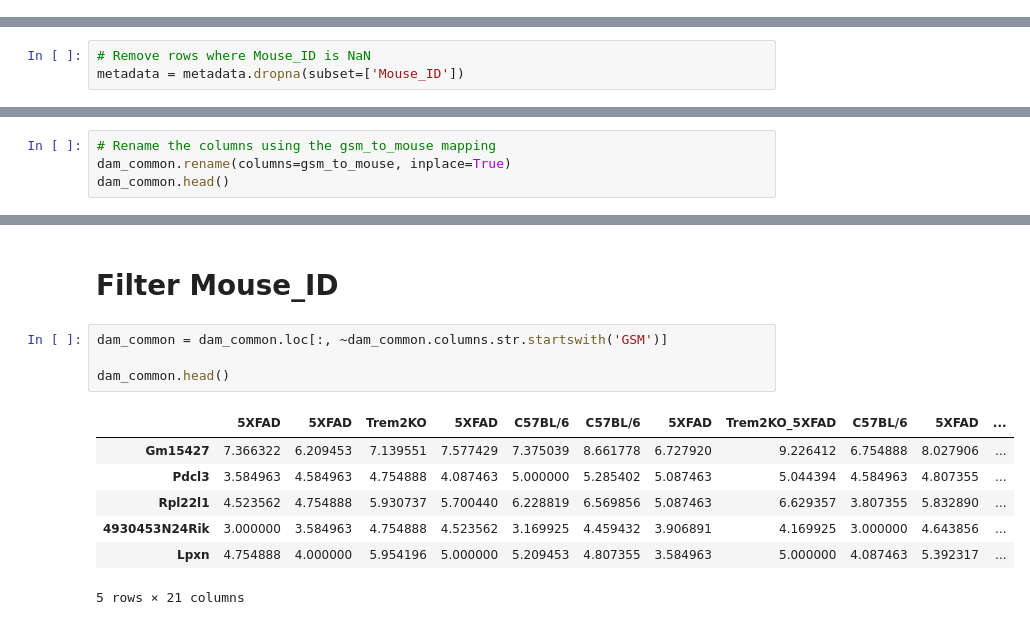
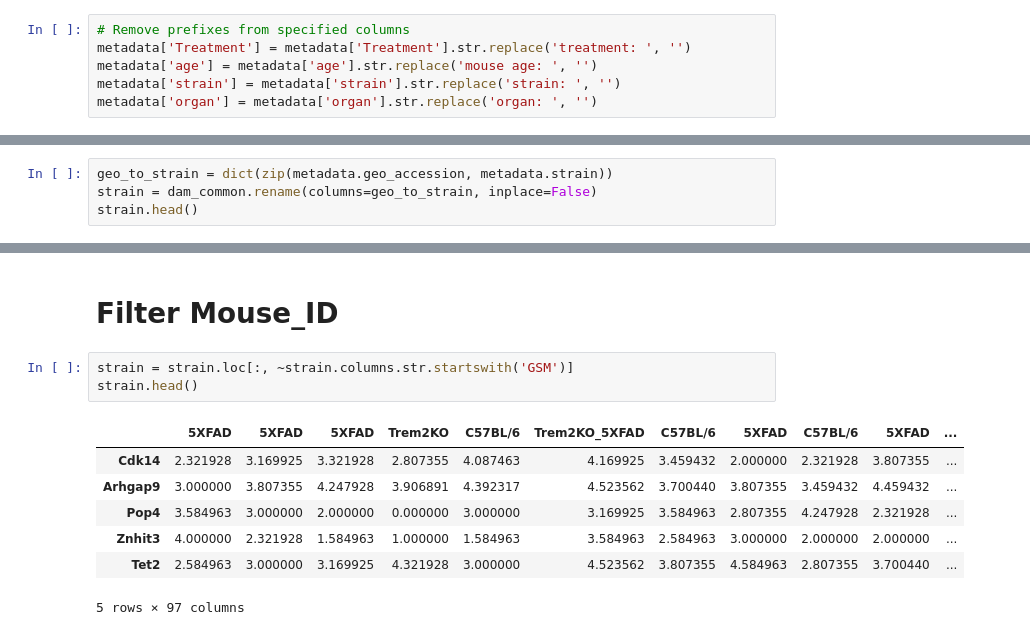
Before and after one commit to michal7kw/SRF_microglia, a Jupyter notebook: GSE98969/similarity_analysis.ipynb, the cells around one changed output, grey strips where cells are left out. Saved outputs shown, nothing was run; the diff lists cells and outputs as text.

```diff
--- a/GSE98969/similarity_analysis.ipynb
+++ b/GSE98969/similarity_analysis.ipynb
@@ -298,0 +301,6 @@ metadata.head()
+# %%
+# Remove prefixes from specified columns
+metadata['Treatment'] = metadata['Treatment'].str.replace('treatment: ', '')
+metadata['age'] = metadata['age'].str.replace('mouse age: ', '')
+metadata['strain'] = metadata['strain'].str.replace('strain: ', '')
+metadata['organ'] = metadata['organ'].str.replace('organ: ', '')
@@ -307,3 +319,0 @@ list(metadata.Seq_batch_ID.unique())
-# %%
-# Remove rows where Mouse_ID is NaN
-metadata = metadata.dropna(subset=['Mouse_ID'])
@@ -373,4 +329,0 @@ GSM2629366 C57BL/6
-# %%
-# Rename the columns using the gsm_to_mouse mapping
-dam_common.rename(columns=gsm_to_mouse, inplace=True)
-dam_common.head()
@@ -387,0 +330,4 @@ dam_common.to_csv(os.path.join(wd_dir, 'output', 'dam_common_relabeled.csv'))
+# %%
+geo_to_strain = dict(zip(metadata.geo_accession, metadata.strain))
+strain = dam_common.rename(columns=geo_to_strain, inplace=False)
+strain.head()
@@ -388,16 +474,15 @@ dam_common.to_csv(os.path.join(wd_dir, 'output', 'dam_common_relabeled.csv'))
 # %% [markdown]
 # Filter Mouse_ID
 # %%
-dam_common = dam_common.loc[:, ~dam_common.columns.str.startswith('GSM')]
-
-dam_common.head()
+strain = strain.loc[:, ~strain.columns.str.startswith('GSM')]
+strain.head()
 # %% [output]
-|  | 5XFAD | 5XFAD | Trem2KO | 5XFAD | C57BL/6 | C57BL/6 | 5XFAD | Trem2KO_5XFAD | C57BL/6 | 5XFAD | ... |
-| Gm15427 | 7.366322 | 6.209453 | 7.139551 | 7.577429 | 7.375039 | 8.661778 | 6.727920 | 9.226412 | 6.754888 | 8.027906 | ... |
-| Pdcl3 | 3.584963 | 4.584963 | 4.754888 | 4.087463 | 5.000000 | 5.285402 | 5.087463 | 5.044394 | 4.584963 | 4.807355 | ... |
-| Rpl22l1 | 4.523562 | 4.754888 | 5.930737 | 5.700440 | 6.228819 | 6.569856 | 5.087463 | 6.629357 | 3.807355 | 5.832890 | ... |
-| 4930453N24Rik | 3.000000 | 3.584963 | 4.754888 | 4.523562 | 3.169925 | 4.459432 | 3.906891 | 4.169925 | 3.000000 | 4.643856 | ... |
-| Lpxn | 4.754888 | 4.000000 | 5.954196 | 5.000000 | 5.209453 | 4.807355 | 3.584963 | 5.000000 | 4.087463 | 5.392317 | ... |
+|  | 5XFAD | 5XFAD | 5XFAD | Trem2KO | C57BL/6 | Trem2KO_5XFAD | C57BL/6 | 5XFAD | C57BL/6 | 5XFAD | ... |
+| Cdk14 | 2.321928 | 3.169925 | 3.321928 | 2.807355 | 4.087463 | 4.169925 | 3.459432 | 2.000000 | 2.321928 | 3.807355 | ... |
+| Arhgap9 | 3.000000 | 3.807355 | 4.247928 | 3.906891 | 4.392317 | 4.523562 | 3.700440 | 3.807355 | 3.459432 | 4.459432 | ... |
+| Pop4 | 3.584963 | 3.000000 | 2.000000 | 0.000000 | 3.000000 | 3.169925 | 3.584963 | 2.807355 | 4.247928 | 2.321928 | ... |
+| Znhit3 | 4.000000 | 2.321928 | 1.584963 | 1.000000 | 1.584963 | 3.584963 | 2.584963 | 3.000000 | 2.000000 | 2.000000 | ... |
+| Tet2 | 2.584963 | 3.000000 | 3.169925 | 4.321928 | 3.000000 | 4.523562 | 3.807355 | 4.584963 | 2.807355 | 3.700440 | ... |
-5 rows × 21 columns
+5 rows × 97 columns
 # %%
 # Find common genes and subset data
```
Also changed, not shown: parts of 22 cells of this notebook, 1 other file.
